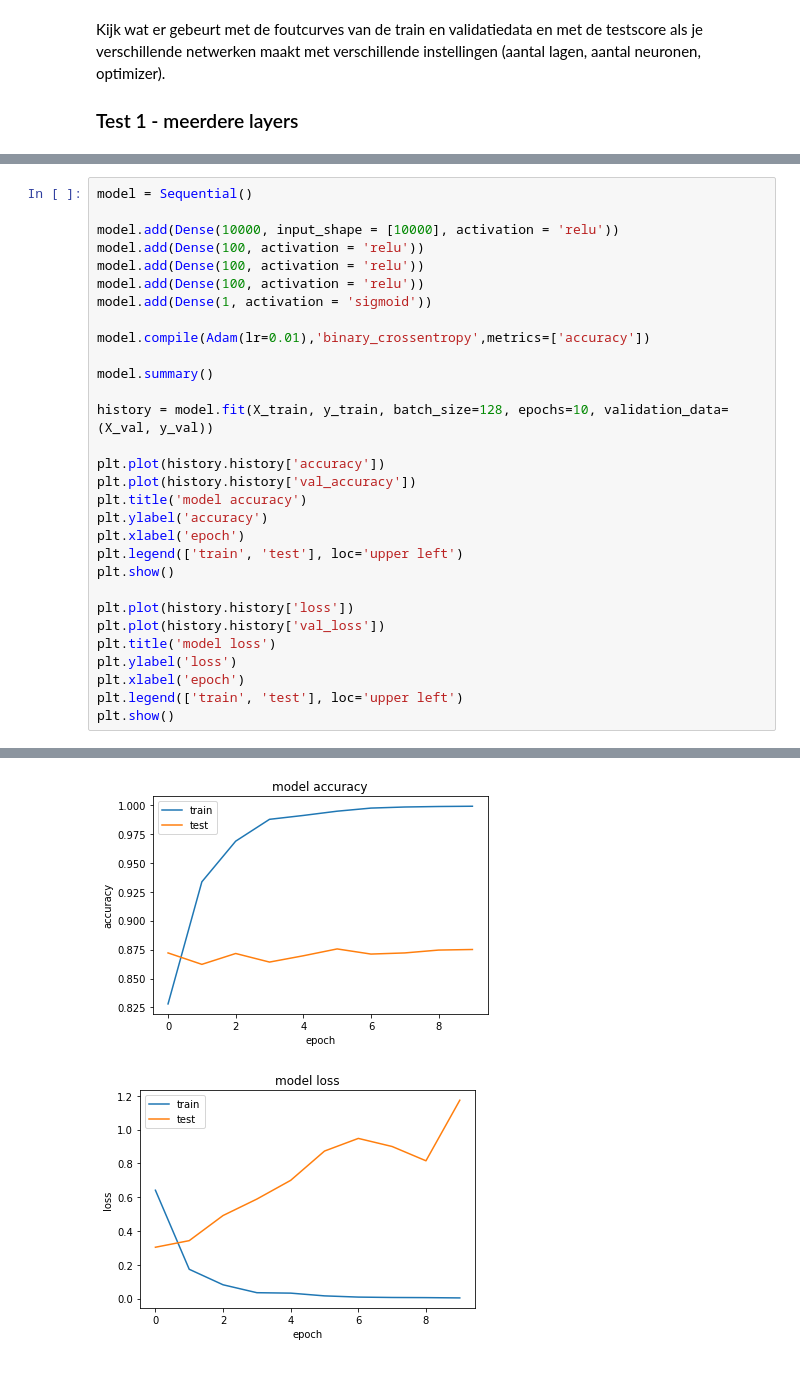
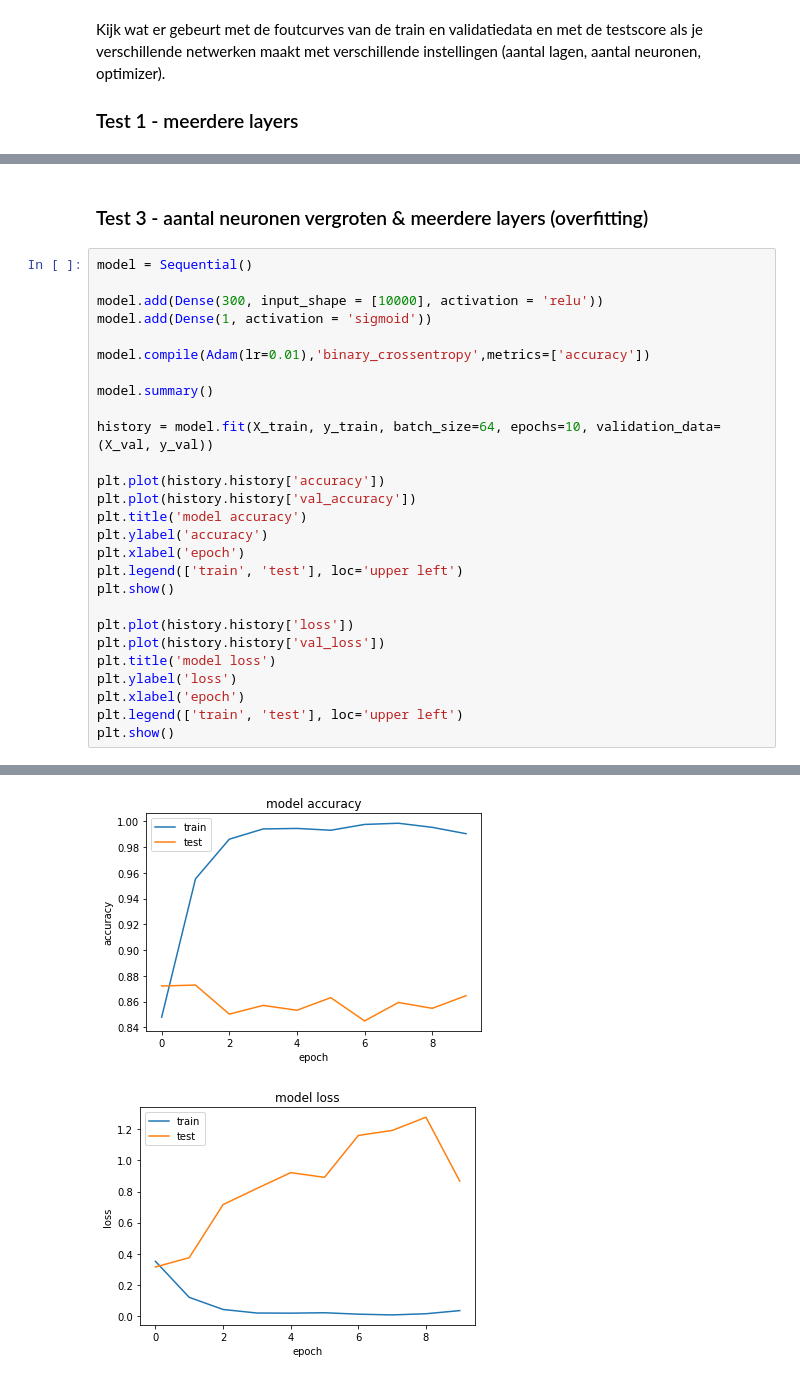
Before and after one commit to Mysurii/Minoi-AAI, a Jupyter notebook: Bootcamp/d7/IMDB_opdracht.ipynb, the cells around one changed output, grey strips where cells are left out. Drawn from its saved outputs; the diff is of its cells as text.

```diff
--- a/Bootcamp/d7/IMDB_opdracht.ipynb
+++ b/Bootcamp/d7/IMDB_opdracht.ipynb
@@ -322,17 +335,16 @@ Epoch 5/5
+# %% [markdown]
+### Test 3 - aantal neuronen vergroten & meerdere layers (overfitting)
 # %%
 model = Sequential()
 
-model.add(Dense(10000, input_shape = [10000], activation = 'relu'))
-model.add(Dense(100, activation = 'relu'))
-model.add(Dense(100, activation = 'relu'))
-model.add(Dense(100, activation = 'relu'))
+model.add(Dense(300, input_shape = [10000], activation = 'relu'))
 model.add(Dense(1, activation = 'sigmoid'))
 
 model.compile(Adam(lr=0.01),'binary_crossentropy',metrics=['accuracy'])
 
 model.summary()
 
-history = model.fit(X_train, y_train, batch_size=128, epochs=10, validation_data=(X_val, y_val))
+history = model.fit(X_train, y_train, batch_size=64, epochs=10, validation_data=(X_val, y_val))
 
 plt.plot(history.history['accuracy'])
 plt.plot(history.history['val_accuracy'])
@@ -394,3 +400,3 @@ Epoch 10/10
-[figure, old version]
+[figure, new version]
-[figure, old version]
+[figure, new version]
 # %% [markdown]
```
Also changed, not shown: parts of 13 cells of this notebook.
